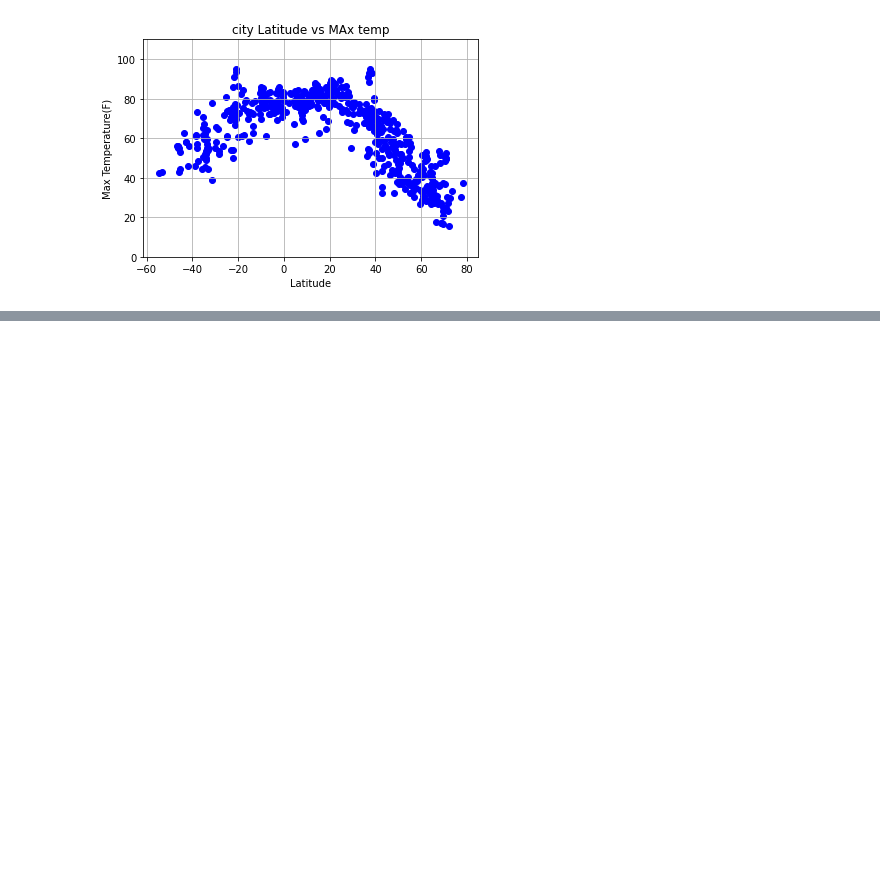
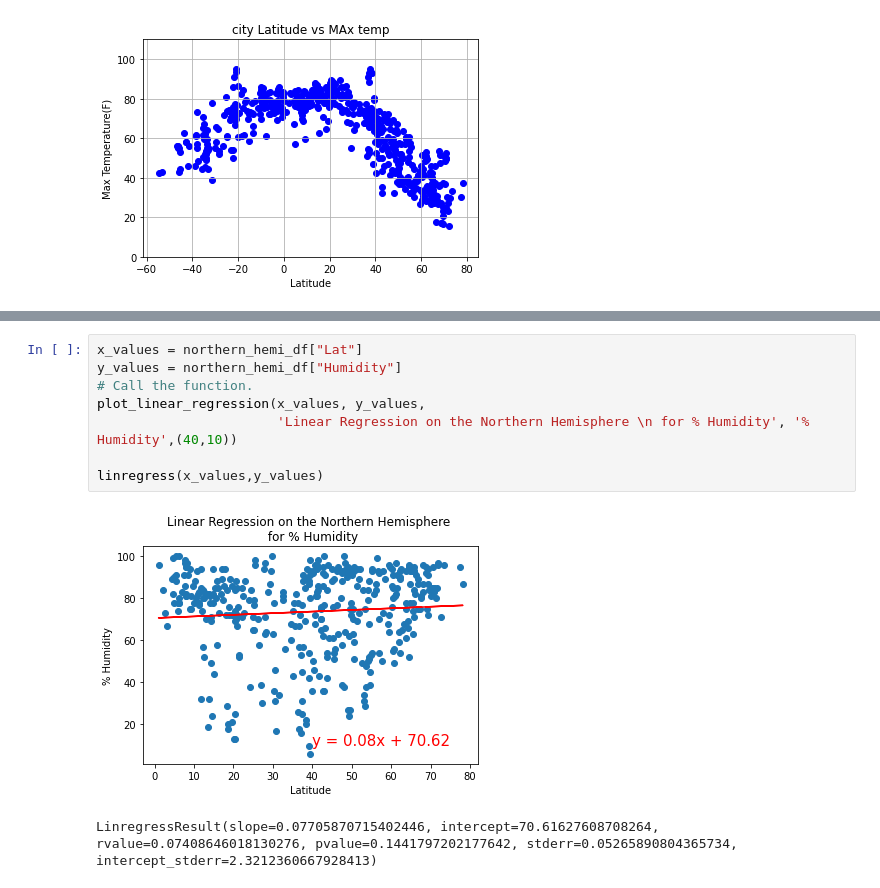
Before and after one commit to maryamt95/World_Weather_Analysis, a Jupyter notebook: WeatherPy.ipynb, the cells around one changed output, grey strips where cells are left out. Cells and saved outputs as stored; diff of their text form; blank space fills up the shorter version.

```diff
--- a/WeatherPy.ipynb
+++ b/WeatherPy.ipynb
@@ -249,0 +307,11 @@ plt.savefig("weather_data/Fig4.png")
+# %%
+x_values = northern_hemi_df["Lat"]
+y_values = northern_hemi_df["Humidity"]
+# Call the function.
+plot_linear_regression(x_values, y_values,
+                       'Linear Regression on the Northern Hemisphere \n for % Humidity', '% Humidity',(40,10))
+
+linregress(x_values,y_values)
+# %% [output]
+[figure, added]
+LinregressResult(slope=0.07705870715402446, intercept=70.61627608708264, rvalue=0.07408646018130276, pvalue=0.1441797202177642, stderr=0.05265890804365734, intercept_stderr=2.3212360667928413)
```
Also changed, not shown: parts of 31 cells of this notebook.
